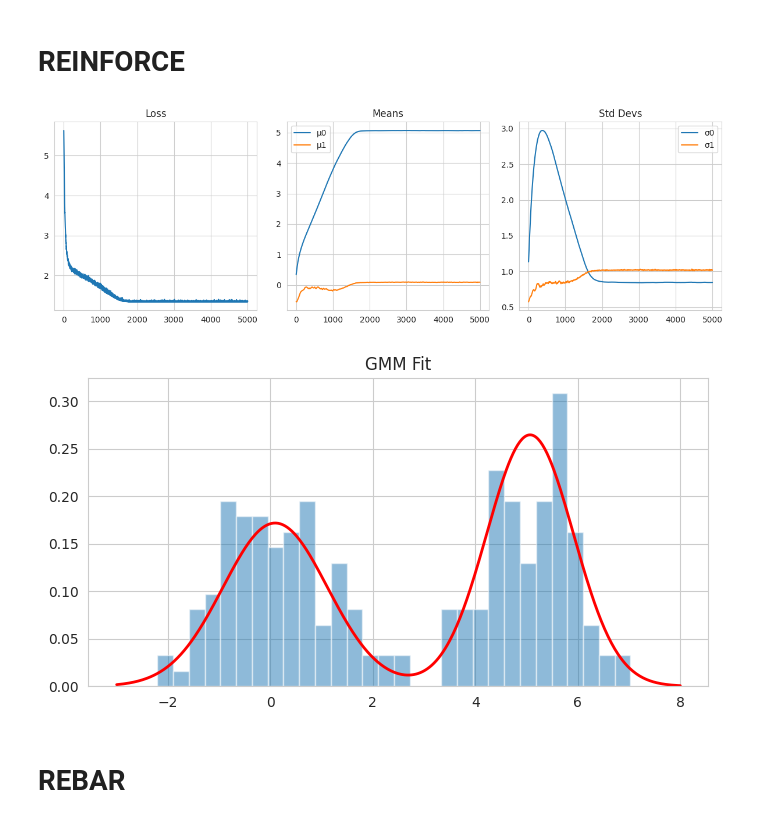
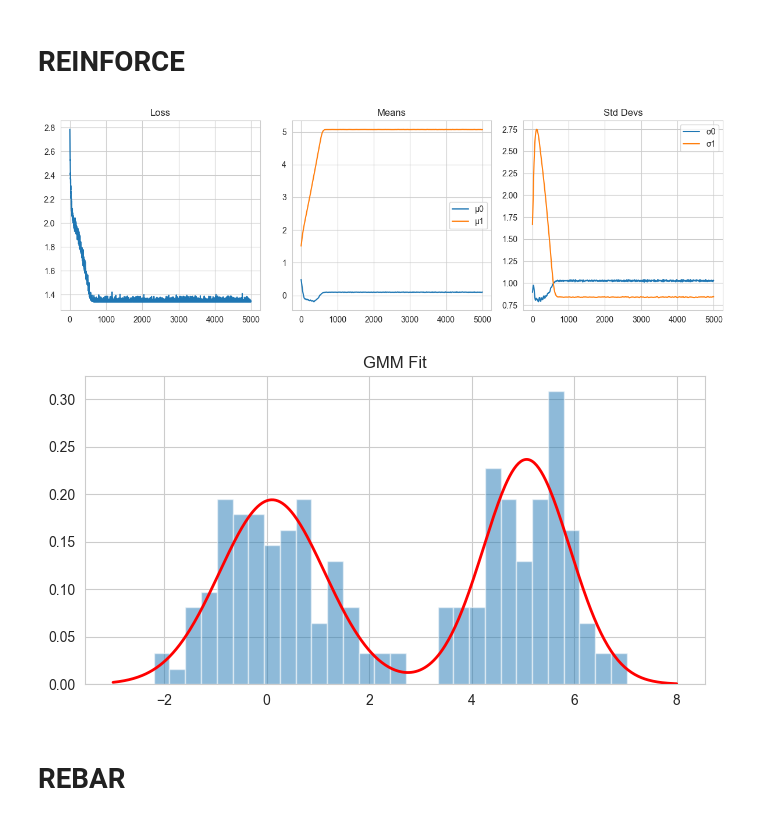
Before and after one commit to ZetrextJG/REBAR-PyTorch, a Jupyter notebook: gmm.ipynb, the cells around one changed output. Saved outputs shown, nothing was run; the diff lists cells and outputs as text; code cells hidden in the pictures.

```diff
--- a/gmm.ipynb
+++ b/gmm.ipynb
@@ -45,15 +45,21 @@ sns.histplot(Xs[100:, 0], bins=20, kde=True, color='red', alpha=0.5)
 # %%
 class GMM(nn.Module):
-    def __init__(self):
+    def __init__(self, mu=None, log_sigma=None):
         super().__init__()
-        # self.mu = nn.Parameter(torch.tensor([1.0, 3.5]))
-        # self.log_sigma = nn.Parameter(torch.zeros(2))
-        self.mu = nn.Parameter(torch.randn(2))
-        self.log_sigma = nn.Parameter(torch.randn(2))
 
-        # decide - priors fixed or not
-        self.logits = nn.Parameter(torch.zeros(2))
-        # self.register_buffer('logits', torch.tensor([0.0, 0.0]))
+        if mu is None:
+            self.mu = nn.Parameter(torch.randn(2))
+        else:
+            self.mu = nn.Parameter(mu)
+
+        if log_sigma is None:
+            self.log_sigma = nn.Parameter(torch.randn(2))
+        else:
+            self.log_sigma = nn.Parameter(log_sigma)
+
+        # Decide whether priors are fixed or not
+        # self.logits = nn.Parameter(torch.zeros(2))
+        self.register_buffer('logits', torch.tensor([0.0, 0.0]))
 
     def get_component_probs(self, x):
         dist0 = dist.Normal(self.mu[0], self.log_sigma[0].exp())
@@ -75,6 +81,9 @@ class GMM(nn.Module):
     def classify(self, x):
         log_probs = self.get_component_probs(x)
         return torch.softmax(log_probs, dim=1)
+
+mu_start = [0.5, 1.5]
+sigma_start = [-0.1, 0.5]
 # %%
 def create_objective(model):
     def objective(b):
@@ -110,7 +119,7 @@ losses = []
 means = []
 stds = []
 
-model = GMM()
+model = GMM(mu=torch.tensor(mu_start), log_sigma=torch.tensor(sigma_start))
 optimizer = torch.optim.Adam(model.parameters(), lr=0.01, betas=(0.9, 0.99999))
 
 f = create_objective(model)
@@ -151,35 +160,35 @@ plt.title("Loss")
 
 plt.subplot(1, 3, 2)
 plt.plot(np.array(means)[:, 0], label="μ0")
 plt.plot(np.array(means)[:, 1], label="μ1")
 plt.title("Means")
 plt.legend()
 
 plt.subplot(1, 3, 3)
 plt.plot(np.array(stds)[:, 0], label="σ0")
 plt.plot(np.array(stds)[:, 1], label="σ1")
 plt.title("Std Devs")
 plt.legend()
 plt.tight_layout()
 plt.show()
 
 x = torch.linspace(-3, 8, 500)
 with torch.no_grad():
     dist0 = dist.Normal(model.mu[0], model.log_sigma[0].exp())
     dist1 = dist.Normal(model.mu[1], model.log_sigma[1].exp())
     mix_probs = torch.softmax(model.logits, dim=0)
 
     y = (mix_probs[0] * torch.exp(dist0.log_prob(x)) +
          mix_probs[1] * torch.exp(dist1.log_prob(x)))
 
 plt.figure(figsize=(8, 4))
 plt.hist(Xs.numpy(), bins=30, density=True, alpha=0.5)
 plt.plot(x.numpy(), y.numpy(), 'r-', lw=2)
 plt.title("GMM Fit")
 plt.show()
 # %% [output]
-[figure, old version]
+[figure, new version]
-[figure, old version]
+[figure, new version]
 # %% [markdown]
 # REBAR
 # %%
```
Also changed, not shown: parts of 2 cells of this notebook.
